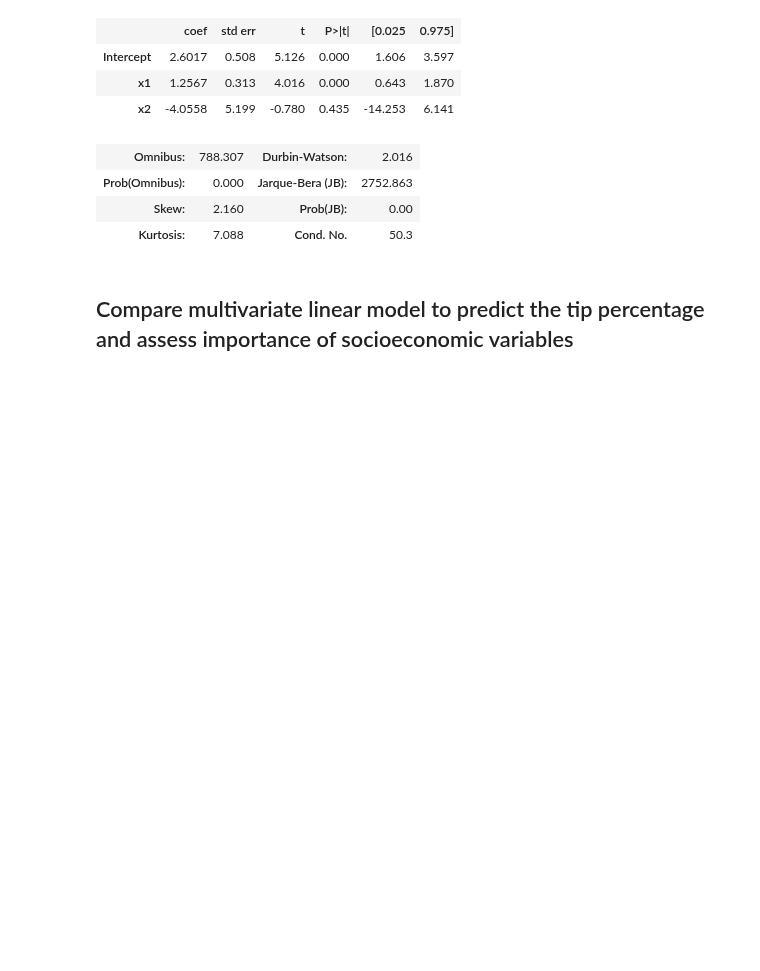
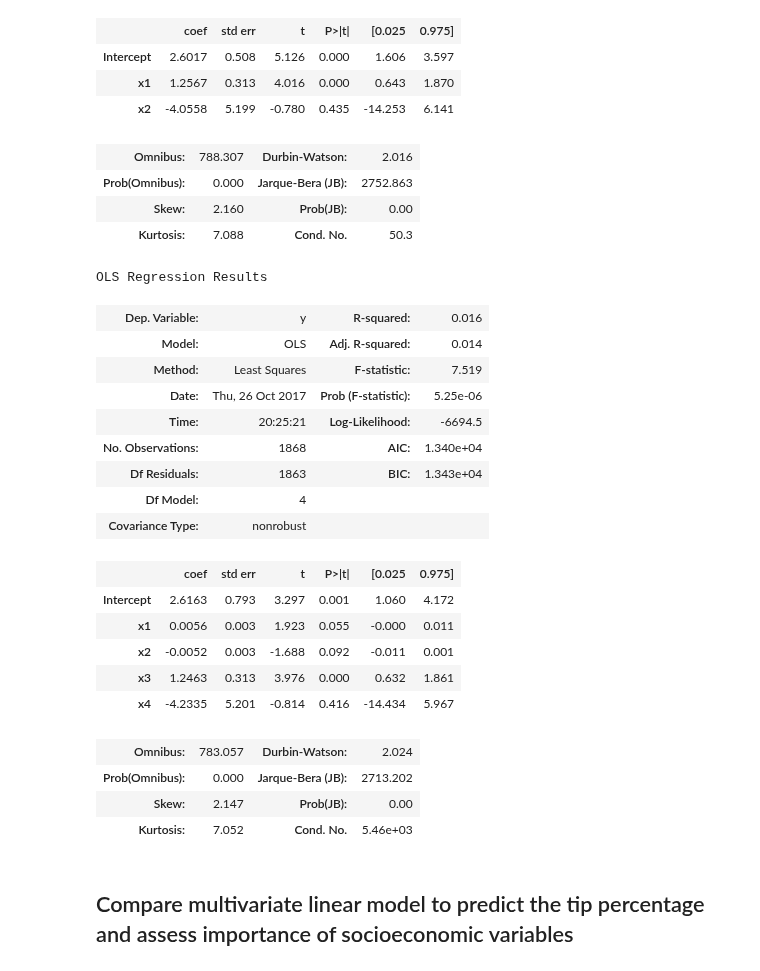
Before and after one commit to seanandrewchen/PUI2017_sac820, a Jupyter notebook: Midterm_sac820/PUI2017_Midterm_sac820.ipynb, the cells around one changed output. Saved outputs shown, nothing was run; the diff lists cells and outputs as text; code cells hidden in the pictures; blank space fills up the shorter version.

```diff
--- a/Midterm_sac820/PUI2017_Midterm_sac820.ipynb
+++ b/Midterm_sac820/PUI2017_Midterm_sac820.ipynb
@@ -438,5 +438,31 @@ OLS Regression Results
 | Prob(Omnibus): | 0.000 | Jarque-Bera (JB): | 2752.863 |
 | Skew: | 2.160 | Prob(JB): | 0.00 |
 | Kurtosis: | 7.088 | Cond. No. | 50.3 |
+# %%
+df = pd.DataFrame({'y':newData['Tip Percent'], 'x1':newData['Destination Income'], 'x2':newData['Departure Income'],
+                  'x3':newData['Trip Distance'], 'x4':newData['Duration']})
+multivariateModel_3 = smf.ols('y ~ x1 + x2 + x3 + x4', data=df).fit()
+multivariateModel_3.summary()
+# %% [output]
+OLS Regression Results
+| Dep. Variable: | y | R-squared: | 0.016 |
+| Model: | OLS | Adj. R-squared: | 0.014 |
+| Method: | Least Squares | F-statistic: | 7.519 |
+| Date: | Thu, 26 Oct 2017 | Prob (F-statistic): | 5.25e-06 |
+| Time: | 20:25:21 | Log-Likelihood: | -6694.5 |
+| No. Observations: | 1868 | AIC: | 1.340e+04 |
+| Df Residuals: | 1863 | BIC: | 1.343e+04 |
+| Df Model: | 4 |  |  |
+| Covariance Type: | nonrobust |  |  |
+|  | coef | std err | t | P>|t| | [0.025 | 0.975] |
+| Intercept | 2.6163 | 0.793 | 3.297 | 0.001 | 1.060 | 4.172 |
+| x1 | 0.0056 | 0.003 | 1.923 | 0.055 | -0.000 | 0.011 |
+| x2 | -0.0052 | 0.003 | -1.688 | 0.092 | -0.011 | 0.001 |
+| x3 | 1.2463 | 0.313 | 3.976 | 0.000 | 0.632 | 1.861 |
+| x4 | -4.2335 | 5.201 | -0.814 | 0.416 | -14.434 | 5.967 |
+| Omnibus: | 783.057 | Durbin-Watson: | 2.024 |
+| Prob(Omnibus): | 0.000 | Jarque-Bera (JB): | 2713.202 |
+| Skew: | 2.147 | Prob(JB): | 0.00 |
+| Kurtosis: | 7.052 | Cond. No. | 5.46e+03 |
 # %% [markdown]
 ## Compare multivariate linear model to predict the tip percentage and assess importance of socioeconomic variables
```
Also changed, not shown: parts of 11 cells of this notebook.
